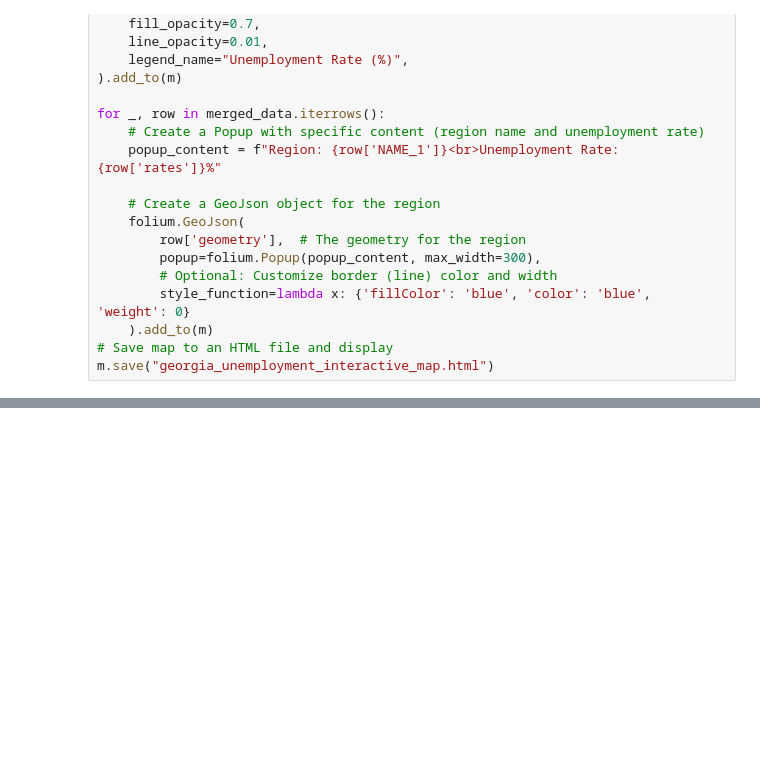
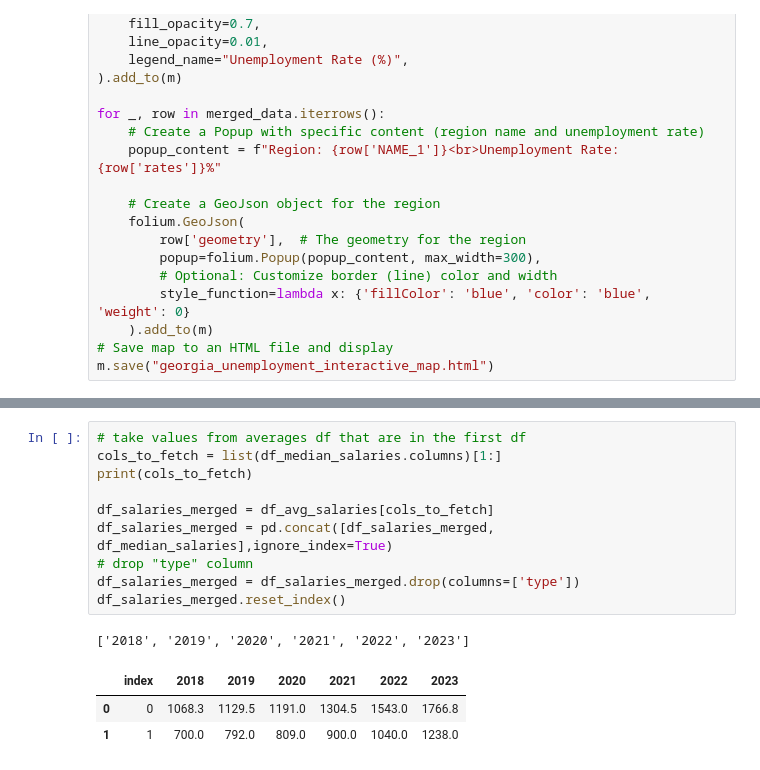
Before and after one commit to SabaGuledani/Economic-and-Financial-Analysis-of-Georgia, a Jupyter notebook: GDP.ipynb, the cells around one changed output, grey strips where cells are left out. Drawn from its saved outputs; the diff is of its cells as text; blank space fills up the shorter version.

```diff
--- a/GDP.ipynb
+++ b/GDP.ipynb
@@ -421,0 +482,15 @@ m.save("georgia_unemployment_interactive_map.html")
+# %%
+# take values from averages df that are in the first df
+cols_to_fetch = list(df_median_salaries.columns)[1:]
+print(cols_to_fetch)
+
+df_salaries_merged = df_avg_salaries[cols_to_fetch]
+df_salaries_merged = pd.concat([df_salaries_merged, df_median_salaries],ignore_index=True)
+# drop "type" column
+df_salaries_merged = df_salaries_merged.drop(columns=['type'])
+df_salaries_merged.reset_index()
+# %% [output]
+['2018', '2019', '2020', '2021', '2022', '2023']
+|  | index | 2018 | 2019 | 2020 | 2021 | 2022 | 2023 |
+| 0 | 0 | 1068.3 | 1129.5 | 1191.0 | 1304.5 | 1543.0 | 1766.8 |
+| 1 | 1 | 700.0 | 792.0 | 809.0 | 900.0 | 1040.0 | 1238.0 |
```
Also changed, not shown: parts of 25 cells of this notebook, 2 other files.
